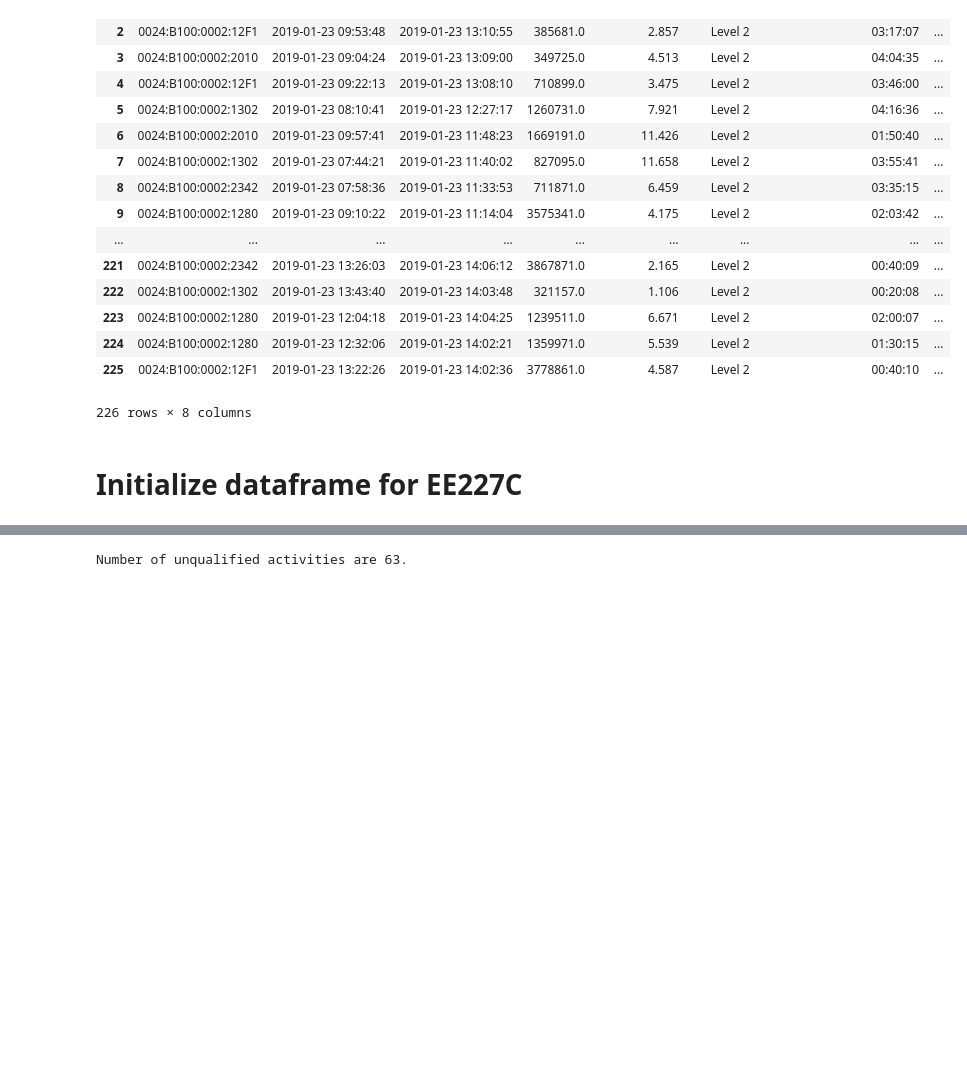
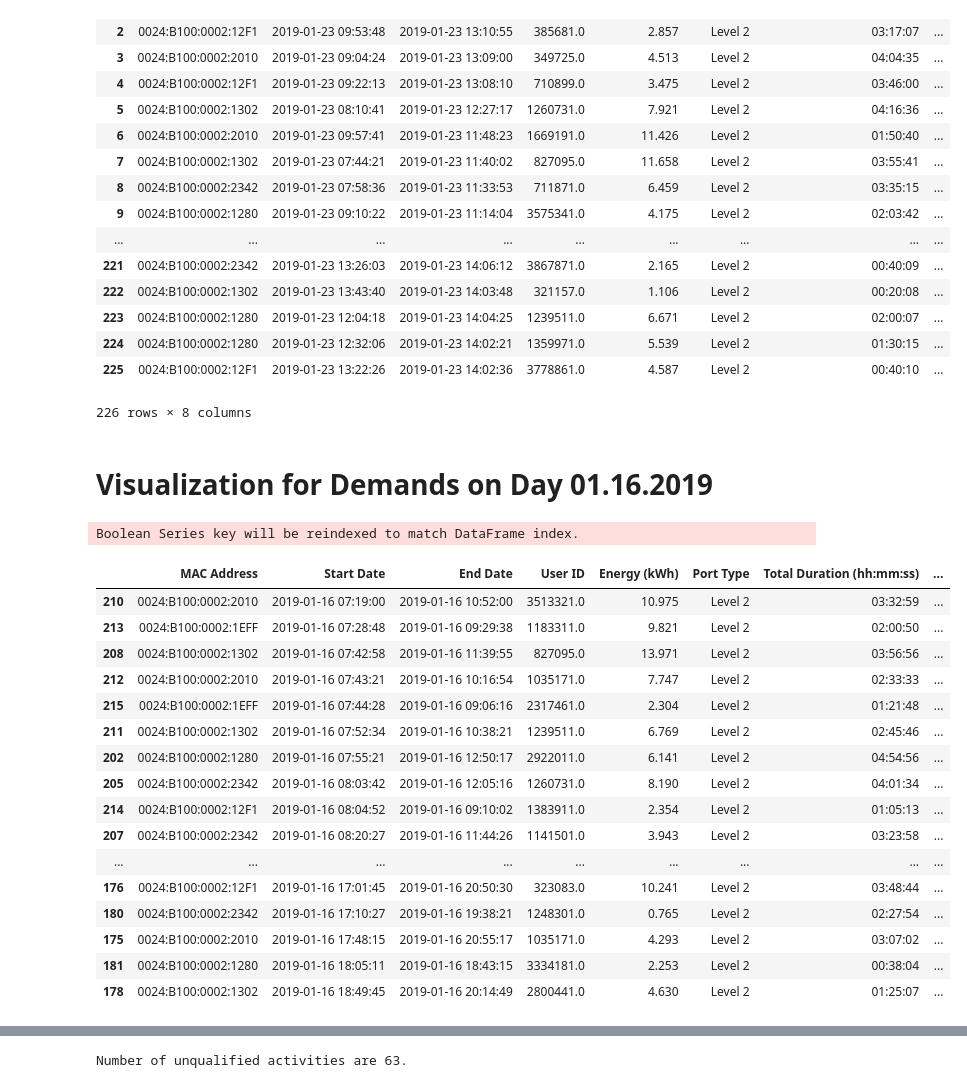
Before and after one commit to eCal-UCB/pev-operation-hil, a Jupyter notebook: real-data/[05.07.2019]chargePoint_data_process.ipynb, the cells around one changed output, grey strips where cells are left out. Saved outputs shown, nothing was run; the diff lists cells and outputs as text; code cells hidden in the pictures; blank space fills up the shorter version.

```diff
--- a/real-data/chargePoint_data_process.ipynb
+++ b/real-data/[05.07.2019]chargePoint_data_process.ipynb
@@ -524,5 +524,31 @@ def datetime2dayidx(starttime, endtime):
 #         return starttime_idx, endtime_idx+96
 #     else:
 #         return starttime_idx, endtime_idx
-# %% [markdown]
-# Initialize dataframe for EE227C
+# %% [markdown]
+# Visualization for Demands on Day 01.16.2019
+# %%
+dayofInterest_start = dt.datetime(2019, 1, 16, 7, 0, 0)
+dayofInterest_end = dt.datetime(2019, 1, 16, 22, 0, 0)
+cp_df_baseline = cp_df[pd.to_datetime(cp_df.loc[:, "Start Date"]) > dayofInterest_start]
+cp_df_baseline = cp_df_baseline[pd.to_datetime(cp_df.loc[:, "End Date"]) < dayofInterest_end]
+cp_df_baseline = cp_df_baseline.sort_values(by=["Start Date"])
+cp_df_baseline
+# %% [output]
+Boolean Series key will be reindexed to match DataFrame index.
+|  | MAC Address | Start Date | End Date | User ID | Energy (kWh) | Port Type | Total Duration (hh:mm:ss) | ... |
+| 210 | 0024:B100:0002:2010 | 2019-01-16 07:19:00 | 2019-01-16 10:52:00 | 3513321.0 | 10.975 | Level 2 | 03:32:59 | ... |
+| 213 | 0024:B100:0002:1EFF | 2019-01-16 07:28:48 | 2019-01-16 09:29:38 | 1183311.0 | 9.821 | Level 2 | 02:00:50 | ... |
+| 208 | 0024:B100:0002:1302 | 2019-01-16 07:42:58 | 2019-01-16 11:39:55 | 827095.0 | 13.971 | Level 2 | 03:56:56 | ... |
+| 212 | 0024:B100:0002:2010 | 2019-01-16 07:43:21 | 2019-01-16 10:16:54 | 1035171.0 | 7.747 | Level 2 | 02:33:33 | ... |
+| 215 | 0024:B100:0002:1EFF | 2019-01-16 07:44:28 | 2019-01-16 09:06:16 | 2317461.0 | 2.304 | Level 2 | 01:21:48 | ... |
+| 211 | 0024:B100:0002:1302 | 2019-01-16 07:52:34 | 2019-01-16 10:38:21 | 1239511.0 | 6.769 | Level 2 | 02:45:46 | ... |
+| 202 | 0024:B100:0002:1280 | 2019-01-16 07:55:21 | 2019-01-16 12:50:17 | 2922011.0 | 6.141 | Level 2 | 04:54:56 | ... |
+| 205 | 0024:B100:0002:2342 | 2019-01-16 08:03:42 | 2019-01-16 12:05:16 | 1260731.0 | 8.190 | Level 2 | 04:01:34 | ... |
+| 214 | 0024:B100:0002:12F1 | 2019-01-16 08:04:52 | 2019-01-16 09:10:02 | 1383911.0 | 2.354 | Level 2 | 01:05:13 | ... |
+| 207 | 0024:B100:0002:2342 | 2019-01-16 08:20:27 | 2019-01-16 11:44:26 | 1141501.0 | 3.943 | Level 2 | 03:23:58 | ... |
+| ... | ... | ... | ... | ... | ... | ... | ... | ... |
+| 176 | 0024:B100:0002:12F1 | 2019-01-16 17:01:45 | 2019-01-16 20:50:30 | 323083.0 | 10.241 | Level 2 | 03:48:44 | ... |
+| 180 | 0024:B100:0002:2342 | 2019-01-16 17:10:27 | 2019-01-16 19:38:21 | 1248301.0 | 0.765 | Level 2 | 02:27:54 | ... |
+| 175 | 0024:B100:0002:2010 | 2019-01-16 17:48:15 | 2019-01-16 20:55:17 | 1035171.0 | 4.293 | Level 2 | 03:07:02 | ... |
+| 181 | 0024:B100:0002:1280 | 2019-01-16 18:05:11 | 2019-01-16 18:43:15 | 3334181.0 | 2.253 | Level 2 | 00:38:04 | ... |
+| 178 | 0024:B100:0002:1302 | 2019-01-16 18:49:45 | 2019-01-16 20:14:49 | 2800441.0 | 4.630 | Level 2 | 01:25:07 | ... |
```
Also changed, not shown: parts of 11 cells of this notebook, 4 other files.
